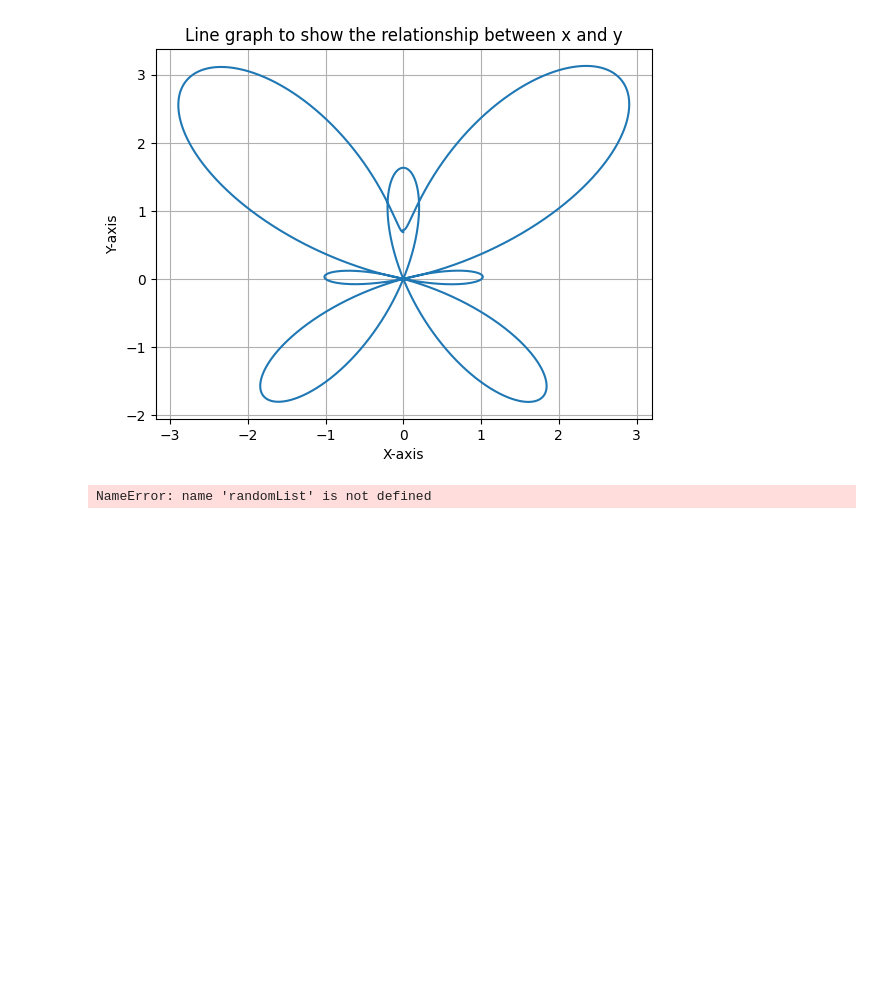
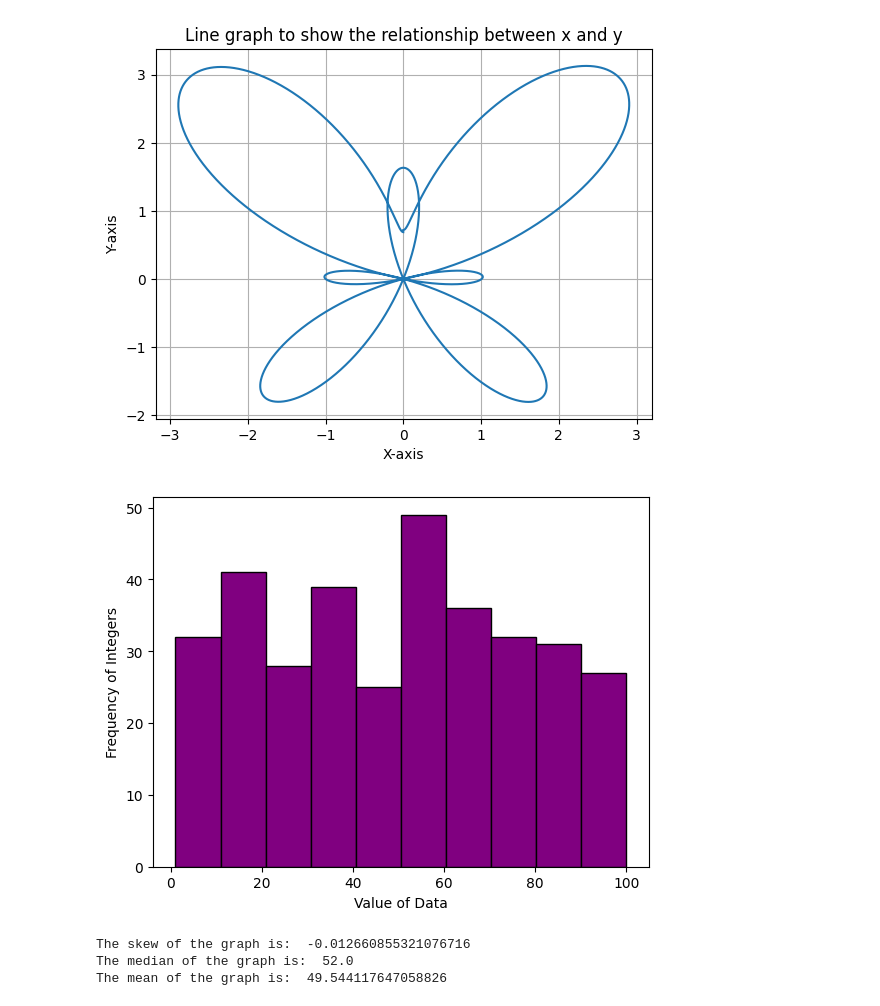
Before and after one commit to MarkusCasius/Computational-Skills-Assignment, a Jupyter notebook: Task 2.ipynb, the cells around one changed output. Saved outputs shown, nothing was run; the diff lists cells and outputs as text; code cells hidden in the pictures; blank space fills up the shorter version.

Commit message:
Task 2 Finished

```diff
--- a/Task 2.ipynb
+++ b/Task 2.ipynb
@@ -56,6 +56,7 @@ plt.show()
 # %%
 import random
 import matplotlib.pyplot as plt
+import scipy
 import numpy as np
 
 def getVarLength():
@@ -74,7 +75,7 @@ def getVarLength():
     return(varLength)
 
 
-def getRandSeedNum(myID):
+def getRandSeedNum(myID, varLength):
     # 2.iii
 
     # First Declaring randSeedNum and initialising it with a value of zero, then using a for loop to add each digit from myID to the new variable
@@ -82,6 +83,7 @@ def getRandSeedNum(myID):
     randSeedNum = 0
     for digits in range(len(myID)):
         randSeedNum += int(myID[digits])
+    return(randSeedNum)
 
 def createRandomList(randSeedNum):
     # 2.iv
@@ -90,39 +92,54 @@ def createRandomList(randSeedNum):
 
     random.seed(randSeedNum)
     randomList = []
     for rangeOfVar in range(varLength):
-        randomInteger = random.random()
+        randomInteger = random.randint(1, 100)
         randomList.append(randomInteger)
     return(randomList)
 
 def createHistogram(randomList):
     # 2.v
 
-    # mhm
+    # Using pyplot function given by matplotlib, the histogram is created using the randomList variable, along with assigning it appropriate labels before showing it.
 
-    plt.hist(randomList)
-    plt.xlabel("Frequency of Data")
-    plt.ylabel("Value of Integer")
+    plt.hist(randomList, color='purple', edgecolor='black', linewidth=1)
+    plt.xlabel("Value of Data")
+    plt.ylabel("Frequency of Integers")
     plt.show()
 
+    # Using the scipy and numpy library, the skew, mean and median of the randomList is calculated and printed along with the diagram
+
+    histogramSkew = scipy.stats.skew(randomList)
+    print(f'The skew of the graph is:  {histogramSkew}')
+    histogramMedian = np.median(randomList)
+    print(f'The median of the graph is:  {histogramMedian}')
+    histogramMean = np.mean(randomList)
+    print(f'The mean of the graph is:  {histogramMean}')
+
+    # -Commenting on the skew, mean and median-
+    # The skew is negative, which shows that the 'tail' of the data is more pronounced on the left side. However, the skew value is quite small, making the skew weak and suggesting that the data is random
+    # The mean and median are also quite close to the average of 50, being 49.5 and 52 respectively, also suggesting the random nature of the data.
 
 
 def __main__():
     # 2.i
 
-    # Declaring the myID variable and initialising it a integer number based on my student ID number. Later lines are calls
+    # Declaring the myID variable and initialising it a integer number based on my student ID number. Later lines are calls functions to handle the other aspects of the task, passing the needed data from returned calls into the next.
 
     myID = '2303380'
     varLength = getVarLength()
-    randSeedNum = getRandSeedNum(myID)
+    randSeedNum = getRandSeedNum(myID, varLength)
     randomList = createRandomList(randSeedNum)
     createHistogram(randomList)
 
 
 
-
+# Runs the Main Function
 
 if __name__ == "__main__":
     __main__()
 # %% [output]
+[figure, added]
-NameError: name 'randomList' is not defined
+The skew of the graph is:  -0.012660855321076716
+The median of the graph is:  52.0
+The mean of the graph is:  49.544117647058826
```
